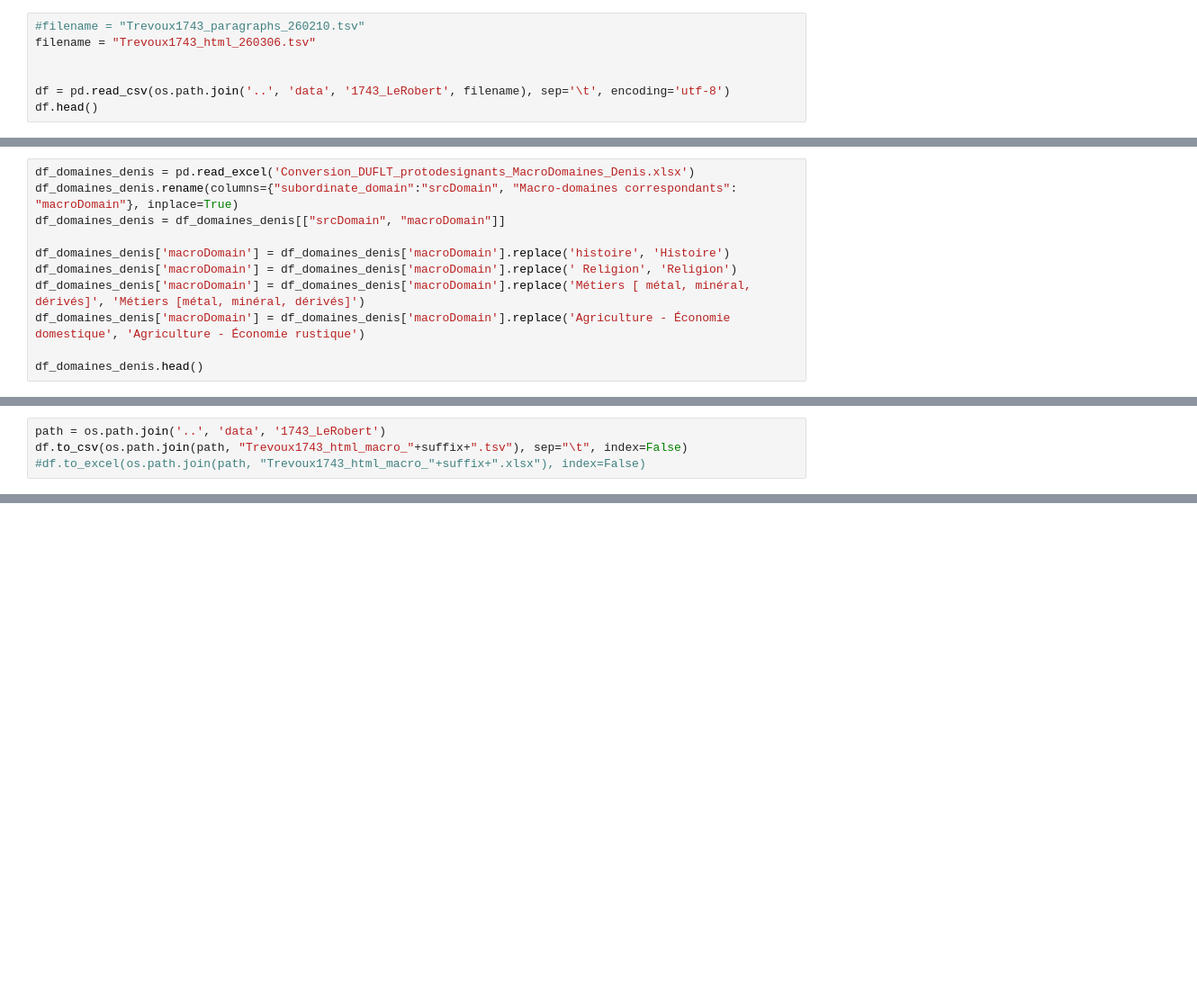
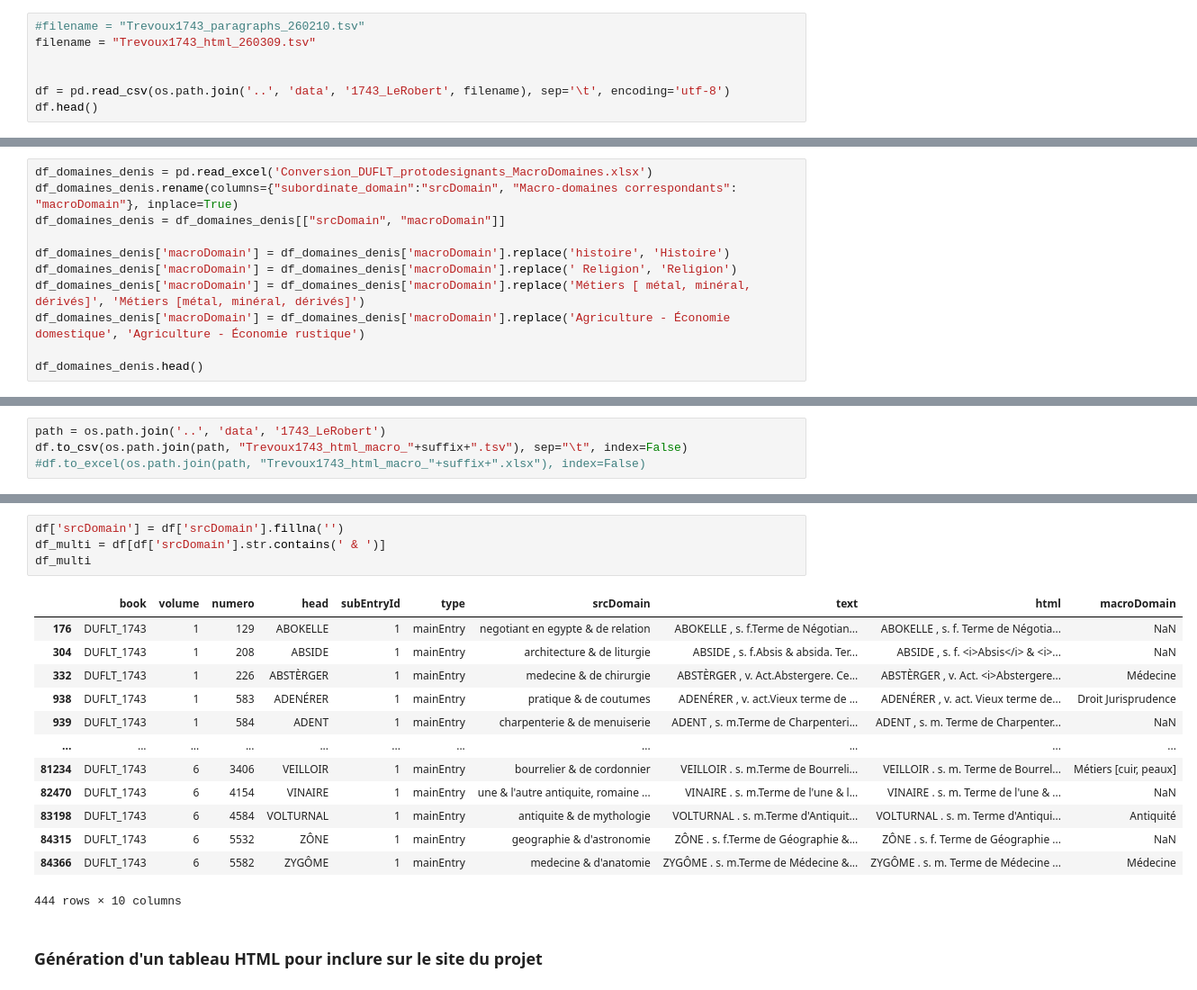
Before and after one commit to ludovicmoncla/trevoux, a Jupyter notebook: 1743_Le_Robert/4.Add_macro-domains.ipynb, the cells around one changed output, grey strips where cells are left out. Shown at 90% size. Cells and saved outputs as stored; diff of their text form; blank space fills up the shorter version.

```diff
--- a/1743_Le_Robert/4.Add_macro-domains.ipynb
+++ b/1743_Le_Robert/4.Add_macro-domains.ipynb
@@ -16,6 +16,6 @@ suffix
 # %%
 #filename = "Trevoux1743_paragraphs_260210.tsv"
-filename = "Trevoux1743_html_260306.tsv"
+filename = "Trevoux1743_html_260309.tsv"
 
 
 df = pd.read_csv(os.path.join('..', 'data', '1743_LeRobert', filename), sep='\t', encoding='utf-8')
@@ -34,5 +34,5 @@ df.shape
 # %%
-df_domaines_denis = pd.read_excel('Conversion_DUFLT_protodesignants_MacroDomaines_Denis.xlsx')
+df_domaines_denis = pd.read_excel('Conversion_DUFLT_protodesignants_MacroDomaines.xlsx')
 df_domaines_denis.rename(columns={"subordinate_domain":"srcDomain", "Macro-domaines correspondants": "macroDomain"}, inplace=True)
 df_domaines_denis = df_domaines_denis[["srcDomain", "macroDomain"]]
 
@@ -196 +204,21 @@ df[df['macroDomain'].notna()]
+# %%
+df['srcDomain'] = df['srcDomain'].fillna('')
+df_multi = df[df['srcDomain'].str.contains(' & ')]
+df_multi
+# %% [output]
+|  | book | volume | numero | head | subEntryId | type | srcDomain | text | html | macroDomain |
+| 176 | DUFLT_1743 | 1 | 129 | ABOKELLE | 1 | mainEntry | negotiant en egypte & de relation | ABOKELLE , s. f.Terme de Négotian... | ABOKELLE , s. f. Terme de Négotia... | NaN |
+| 304 | DUFLT_1743 | 1 | 208 | ABSIDE | 1 | mainEntry | architecture & de liturgie | ABSIDE , s. f.Absis & absida. Ter... | ABSIDE , s. f. <i>Absis</i> & <i>... | NaN |
+| 332 | DUFLT_1743 | 1 | 226 | ABSTÈRGER | 1 | mainEntry | medecine & de chirurgie | ABSTÈRGER , v. Act.Abstergere. Ce... | ABSTÈRGER , v. Act. <i>Abstergere... | Médecine |
+| 938 | DUFLT_1743 | 1 | 583 | ADENÉRER | 1 | mainEntry | pratique & de coutumes | ADENÉRER , v. act.Vieux terme de ... | ADENÉRER , v. act. Vieux terme de... | Droit Jurisprudence |
+| 939 | DUFLT_1743 | 1 | 584 | ADENT | 1 | mainEntry | charpenterie & de menuiserie | ADENT , s. m.Terme de Charpenteri... | ADENT , s. m. Terme de Charpenter... | NaN |
+| ... | ... | ... | ... | ... | ... | ... | ... | ... | ... | ... |
+| 81234 | DUFLT_1743 | 6 | 3406 | VEILLOIR | 1 | mainEntry | bourrelier & de cordonnier | VEILLOIR . s. m.Terme de Bourreli... | VEILLOIR . s. m. Terme de Bourrel... | Métiers [cuir, peaux] |
+| 82470 | DUFLT_1743 | 6 | 4154 | VINAIRE | 1 | mainEntry | une & l'autre antiquite, romaine ... | VINAIRE . s. m.Terme de l'une & l... | VINAIRE . s. m. Terme de l'une & ... | NaN |
+| 83198 | DUFLT_1743 | 6 | 4584 | VOLTURNAL | 1 | mainEntry | antiquite & de mythologie | VOLTURNAL . s. m.Terme d'Antiquit... | VOLTURNAL . s. m. Terme d'Antiqui... | Antiquité |
+| 84315 | DUFLT_1743 | 6 | 5532 | ZÔNE | 1 | mainEntry | geographie & d'astronomie | ZÔNE . s. f.Terme de Géographie &... | ZÔNE . s. f. Terme de Géographie ... | NaN |
+| 84366 | DUFLT_1743 | 6 | 5582 | ZYGÔME | 1 | mainEntry | medecine & d'anatomie | ZYGÔME . s. m.Terme de Médecine &... | ZYGÔME . s. m. Terme de Médecine ... | Médecine |
+444 rows × 10 columns
+# %% [markdown]
+### Génération d'un tableau HTML pour inclure sur le site du projet
 # %%
```
Also changed, not shown: parts of 10 cells of this notebook.
